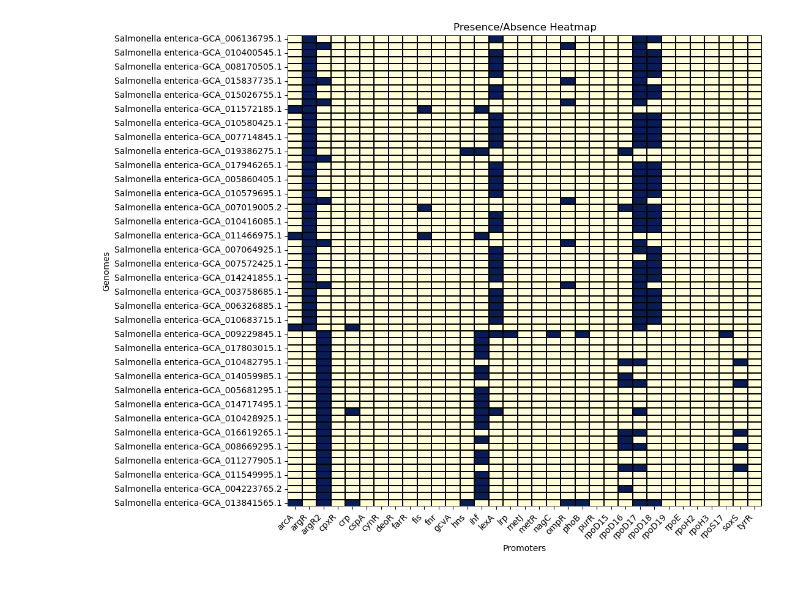
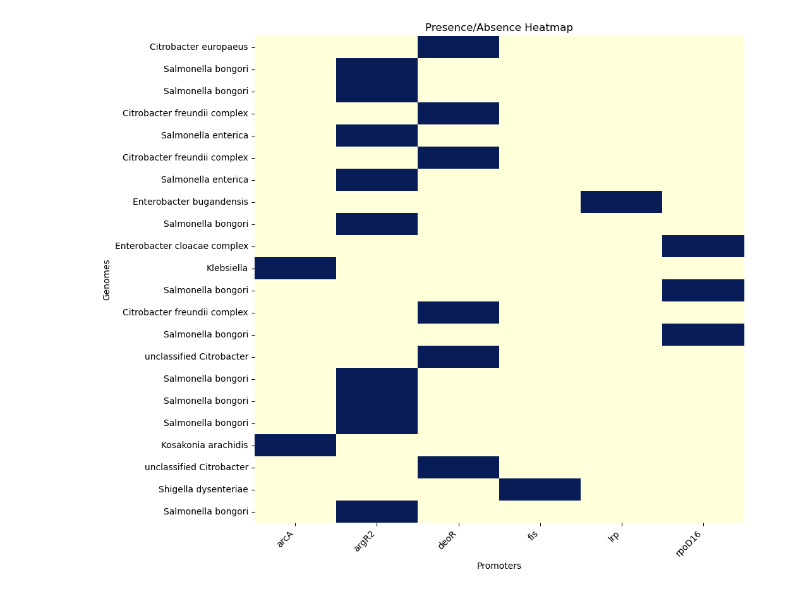
Before and after one commit to Eugenio-Molphe/IroN-project, a Jupyter notebook: Scripts_Results_Report/get_taxonomic_information.ipynb, the cells around one changed output. Cells and saved outputs as stored; diff of their text form; code cells hidden in the pictures.

```diff
--- a/Scripts_Results_Report/get_taxonomic_information.ipynb
+++ b/Scripts_Results_Report/get_taxonomic_information.ipynb
@@ -130,7 +138,7 @@ print(countsSpeciesIroN)
 ### The same but for Salmonella ###
 
 # Let's read the list of Salmonella genomes that have iroN
-pathSalmonella = '/mnt/mnemo5/eugenio/IroN_project/Files/07_Final_Report/Accession_NCBI_codes_for_salmonella_present_in_fasta_file.txt'
+pathSalmonella = '/mnt/mnemo5/eugenio/IroN_project/Files/04_Blast_annotations/salmonella_blasted_sequences.ncbi_codes.txt'
 
 # Read the file and save it as a list of taxonomic identity numbers
 with open(pathSalmonella) as f:
@@ -201,12 +213,14 @@ print(countsSpeciesIroN)
 # %%
 ### Final details for the lists ###
 
-# So some genera names are butched, I'll fix them
-countsGenus['Candidatus Hamiltonella'] = countsGenus['Candidatus']
-del countsGenus['Candidatus']
+# So 'unclassified Enterobacteriaceae' and 'Enterobacteriaceae incertae sedis' are the same thing, I'll join them
+if 'Enterobacteriaceae incertae sedis' in countsGenusIroN:
+    countsGenusIroN['unclassified Enterobacteriaceae'] += countsGenusIroN['Enterobacteriaceae incertae sedis']
+    del countsGenusIroN['Enterobacteriaceae incertae sedis']
 
-countsGenus['aphid secondary symbionts'] = countsGenus['aphid']
-del countsGenus['aphid']
+if 'Enterobacteriaceae incertae sedis' in countsGenus:
+    countsGenus['unclassified Enterobacteriaceae'] += countsGenus['Enterobacteriaceae incertae sedis']
+    del countsGenus['Enterobacteriaceae incertae sedis']
 
 # And let's add the genera that don't have iroN
 for i in list(countsGenus.keys()):
@@ -284,6 +310,6 @@ for i in metadata:
 # %%
-enteroPath = '/mnt/mnemo5/eugenio/IroN_project/Files/07_Final_Report/Promoters_enterobacteriaceae_grabby_df.tsv'
-salmoPath = '/mnt/mnemo5/eugenio/IroN_project/Files/07_Final_Report/Promoters_salmonella_grabby_df.tsv'
+enteroPath = '/mnt/mnemo5/eugenio/IroN_project/Files/07_Final_Report/enterobacteriaceae_matrix_best_score.tsv'
+salmoPath = '/mnt/mnemo5/eugenio/IroN_project/Files/07_Final_Report/salmonella_matrix_best_score.tsv'
 
 # Let's read the dataframes
 dfEntero = pd.read_csv(enteroPath, sep='\t')
@@ -297,7 +323,7 @@ dfEntero['Genome'] = dfEntero['Genome'].astype(str)
 
 # Let's replace the genome codes with sp names, I need the dictionary enterTaxInfo
 for i in enterTaxInfo:
-    dfEntero = dfEntero.replace(i, enterTaxInfo[i][-2])
+    dfEntero = dfEntero.replace(i, enterTaxInfo[i][7].strip())
 
 print(dfEntero)
 # %% [output]
@@ -359,27 +367,27 @@ print(dfSalmo)
 # %%
-filtered_df = dfSalmo[(dfSalmo['argR'] == 1) | (dfSalmo['argR2'] == 1)]
-sorted_df = filtered_df.sort_values(by='argR', ascending=False)
-df_pivot = sorted_df.set_index('Genome')
+# filtered_df = dfSalmo[(dfSalmo['argR'] == 1) | (dfSalmo['argR2'] == 1)]
+# sorted_df = filtered_df.sort_values(by='argR', ascending=False)
+df_pivot = dfEntero.set_index('Genome')
 
 # Create the heatmap
 plt.figure(figsize=(10, 10))
-ax = sns.heatmap(df_pivot, cmap="YlGnBu", annot=False, cbar=False, linewidths=0.1, linecolor='black', xticklabels=True)
+ax = sns.heatmap(df_pivot, cmap="YlGnBu", annot=False, cbar=False, linewidths=0, linecolor='black', xticklabels=True)
 
 # In case I want to tick the x labels
 ax.set_xticklabels(ax.get_xticklabels(), rotation=45, horizontalalignment='right')
 
 # Remove the y-axis labels completely
 # ax.set_yticks([])
 # ax.set_yticklabels([])
 
 # Customize the heatmap (optional)
 plt.title('Presence/Absence Heatmap')
 plt.xlabel('Promoters')
 plt.ylabel('Genomes')
 
 # Show the plot
 plt.show()
 # %% [output]
-[figure, old version]
+[figure, new version]
 # %%
 print(filtered_df)
```
Also changed, not shown: parts of 12 cells of this notebook, 6 other files.
